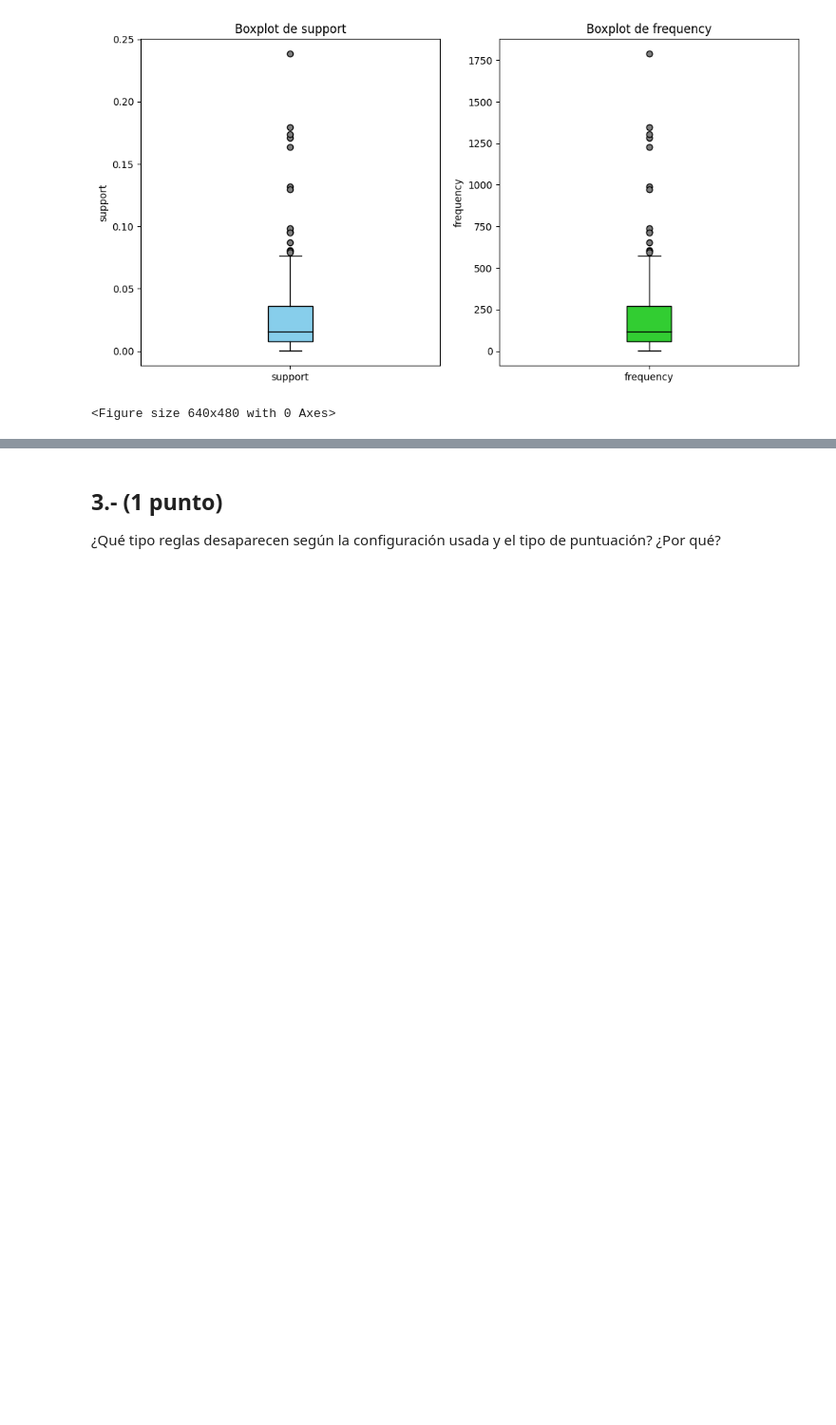
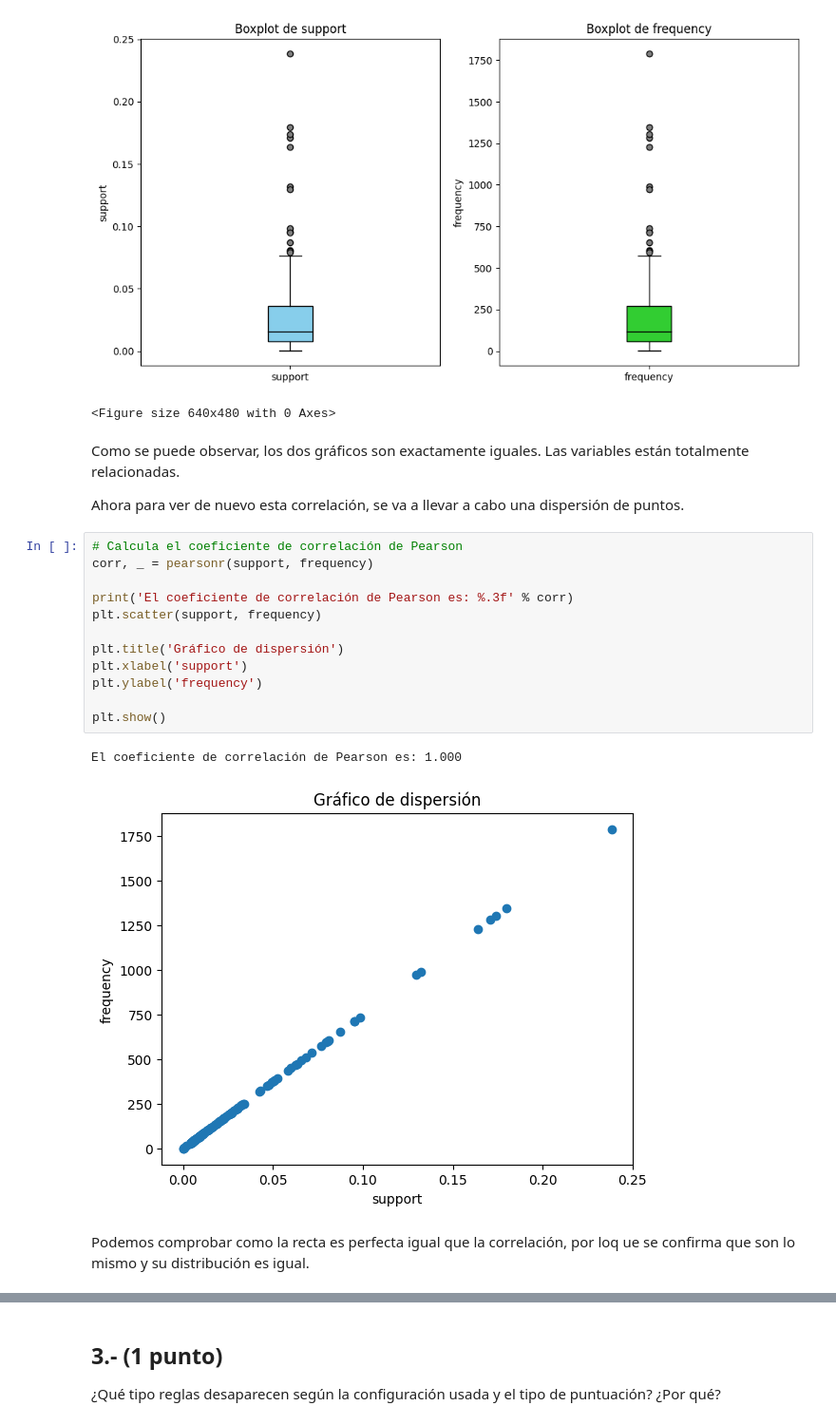
Before and after one commit to 9105507/MINERIA_DE_DATOS_23_24, a Jupyter notebook: LAB02_Reglas_de_Asociación_y_Patrones_Secuenciales.ipynb, the cells around one changed output, grey strips where cells are left out. Shown at 95% size. Drawn from its saved outputs; the diff is of its cells as text; blank space fills up the shorter version.

```diff
--- a/LAB02_Reglas_de_Asociación_y_Patrones_Secuenciales.ipynb
+++ b/LAB02_Reglas_de_Asociación_y_Patrones_Secuenciales.ipynb
@@ -319,3 +650,24 @@ plt.show()
 # %% [output]
 [figure]
 <Figure size 640x480 with 0 Axes>
+# %% [markdown]
+Como se puede observar, los dos gráficos son exactamente iguales. Las variables están totalmente relacionadas.
+
+Ahora para ver de nuevo esta correlación, se va a llevar a cabo una dispersión de puntos.
+# %%
+# Calcula el coeficiente de correlación de Pearson
+corr, _ = pearsonr(support, frequency)
+
+print('El coeficiente de correlación de Pearson es: %.3f' % corr)
+plt.scatter(support, frequency)
+
+plt.title('Gráfico de dispersión')
+plt.xlabel('support')
+plt.ylabel('frequency')
+
+plt.show()
+# %% [output]
+El coeficiente de correlación de Pearson es: 1.000
+[figure, added]
+# %% [markdown]
+Podemos comprobar como la recta es perfecta igual que la correlación, por loq ue se confirma que son lo mismo y su distribución es igual.
```
Also changed, not shown: parts of 149 cells of this notebook.
